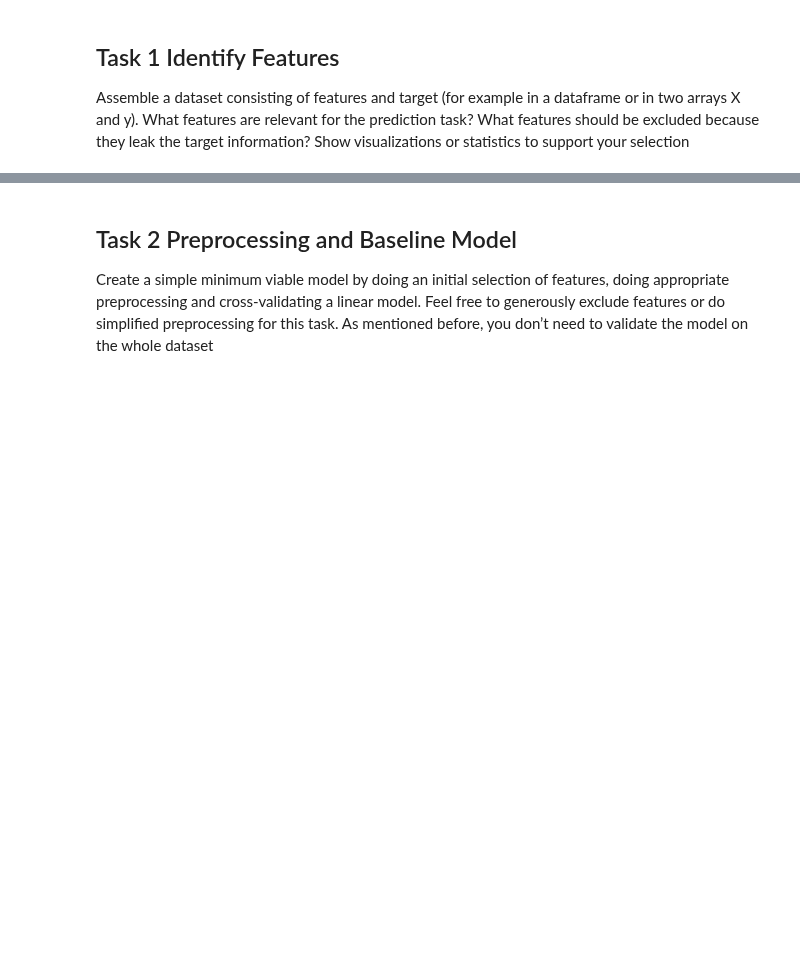
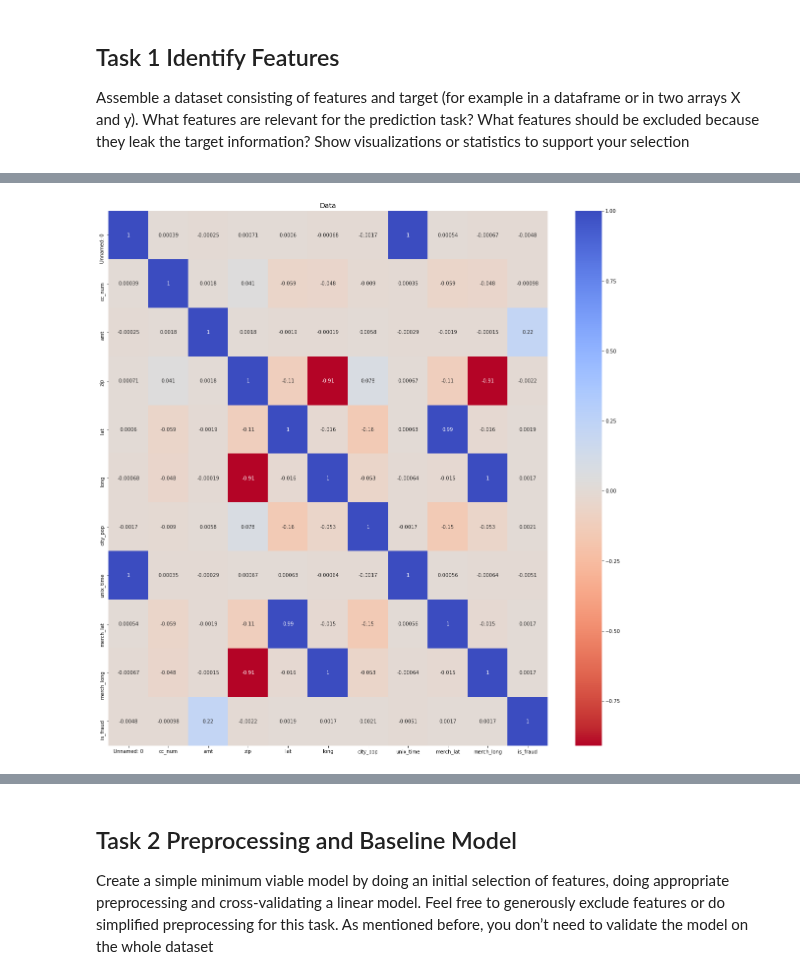
Before and after one commit to sashaaKr/master-of-science, a Jupyter notebook: semester_2/Advanced_Topics_in_Machine_Learning/assignment_2/Advanced Machine Learning - HW #2.ipynb, the cells around one changed output, grey strips where cells are left out. Drawn from its saved outputs; the diff is of its cells as text; code cells hidden in the pictures; blank space fills up the shorter version.

```diff
--- a/semester_2/Advanced_Topics_in_Machine_Learning/assignment_2/Advanced Machine Learning - HW #2.ipynb
+++ b/semester_2/Advanced_Topics_in_Machine_Learning/assignment_2/Advanced Machine Learning - HW #2.ipynb
@@ -1130,7 +81,0 @@ We can see that age is not a good feature for fraud recognition
-# %%
-### average amt per category ###
-fraud_avrg_amt = fraud.groupby('category')['amt'].mean()
-normal_avrg_amt = normal.groupby('category')['amt'].mean()
-amt_per_category = pd.concat([fraud_avrg_amt, normal_avrg_amt], keys=["fraud_category", "non_fraud_category"], axis=1)
-fig, axes = plt.subplots(1, 1, figsize=(20,10))
-amt_per_category.plot(kind='bar',ax=axes)
@@ -1182,30 +81,0 @@ plt.tight_layout()
-# %%
-fig, axes = plt.subplots(4, 3, figsize=(20, 70))
-x = df_test.is_fraud
-
-for i, ax in enumerate(axes.ravel()):
-    X_col = continuous_features.iloc[:, i]
-#     ax.set_xlim(0, 1)
-    ax.set_xlim(right=1)
-    if X_col.nunique() > 10:
-        ax.set_xlim(X_col.quantile(q=.0001), X_col.quantile(q=.9999))
-
-    ax.scatter(x, X_col, alpha=.5)
-
-    feature_name = continuous_features.columns[i]
-    feature_human_readable_name = features_description.get(feature_name, "===NONE===")
-    ax.set_title("{} / \n {}".format(feature_name, feature_human_readable_name), fontdict=title_font)
-#     ax.set_ylabel("Price ($)", fontdict=labels_font)
-    ax.grid()
-
-plt.tight_layout()
-# %%
-categorical_features = get_categorical_features(df_test)
-
-
-fig, axes = plt.subplots(3, 3, figsize=(30,60))
-for i, ax in enumerate(axes.ravel()):
-    if(i >= len(categorical_features.columns)):
-        break
-    categorical_features.iloc[:,i].value_counts().plot(kind='bar',ax=ax,rot=45)
-    ax.set_title(categorical_features.columns[i])
@@ -1211,0 +150,10 @@ for i, ax in enumerate(axes.ravel()):
+# %%
+def show_correlation_matrices(df, annot=True):
+    fig, (ax1) = plt.subplots(1, 1, figsize=(20,20))
+    sns.heatmap(df.corr(), cmap='coolwarm_r', annot_kws={'size':10},annot=annot, ax=ax1)
+    ax1.set_title("Data", fontsize=14)
+    plt.show()
+# %%
+show_correlation_matrices(full_train_df)
+# %% [output]
+[figure, added]
```
Also changed, not shown: parts of 133 cells of this notebook.
